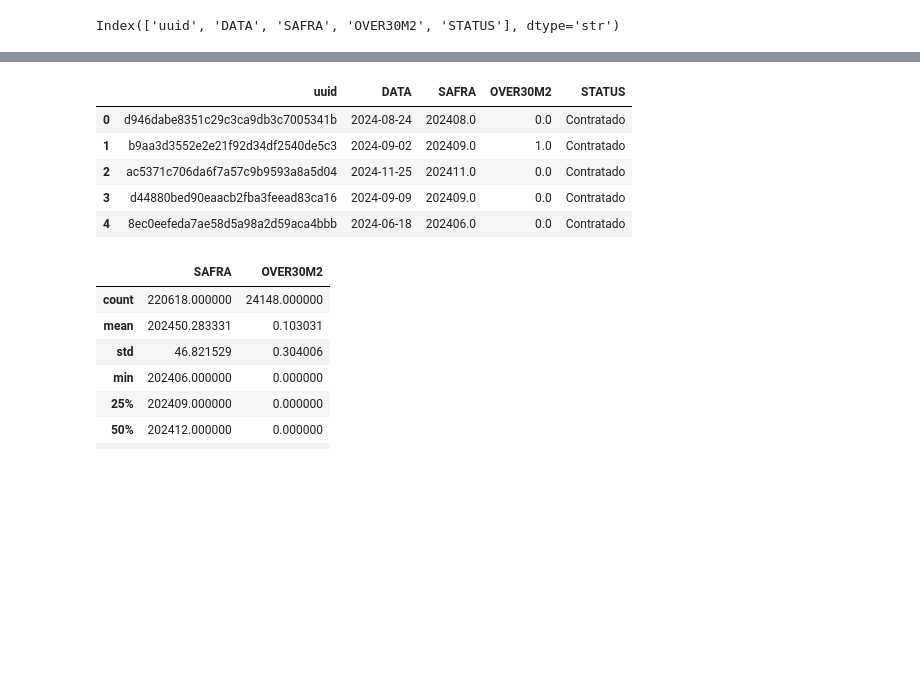
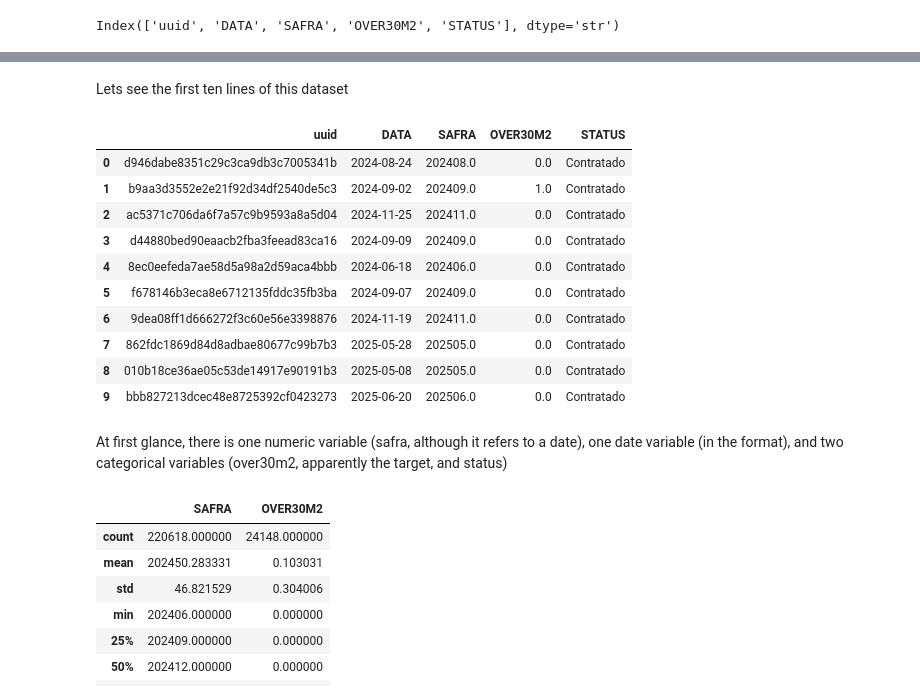
Before and after one commit to VTsilva/case_data_scientist_senior_klavi, a Jupyter notebook: Notebook_processo.ipynb, the cells around one changed output, grey strips where cells are left out. Saved outputs shown, nothing was run; the diff lists cells and outputs as text; code cells hidden in the pictures; blank space fills up the shorter version.

```diff
--- a/Notebook_processo.ipynb
+++ b/Notebook_processo.ipynb
@@ -67,12 +173,21 @@ Index(['uuid', 'DATA', 'SAFRA', 'OVER30M2', 'STATUS'], dtype='str')
+# %% [markdown]
+Lets see the first ten lines of this dataset
 # %%
-base_profile.head(5)
+base_profile.head(10)
 # %% [output]
 |  | uuid | DATA | SAFRA | OVER30M2 | STATUS |
 | 0 | d946dabe8351c29c3ca9db3c7005341b | 2024-08-24 | 202408.0 | 0.0 | Contratado |
 | 1 | b9aa3d3552e2e21f92d34df2540de5c3 | 2024-09-02 | 202409.0 | 1.0 | Contratado |
 | 2 | ac5371c706da6f7a57c9b9593a8a5d04 | 2024-11-25 | 202411.0 | 0.0 | Contratado |
 | 3 | d44880bed90eaacb2fba3feead83ca16 | 2024-09-09 | 202409.0 | 0.0 | Contratado |
 | 4 | 8ec0eefeda7ae58d5a98a2d59aca4bbb | 2024-06-18 | 202406.0 | 0.0 | Contratado |
+| 5 | f678146b3eca8e6712135fddc35fb3ba | 2024-09-07 | 202409.0 | 0.0 | Contratado |
+| 6 | 9dea08ff1d666272f3c60e56e3398876 | 2024-11-19 | 202411.0 | 0.0 | Contratado |
+| 7 | 862fdc1869d84d8adbae80677c99b7b3 | 2025-05-28 | 202505.0 | 0.0 | Contratado |
+| 8 | 010b18ce36ae05c53de14917e90191b3 | 2025-05-08 | 202505.0 | 0.0 | Contratado |
+| 9 | bbb827213dcec48e8725392cf0423273 | 2025-06-20 | 202506.0 | 0.0 | Contratado |
+# %% [markdown]
+At first glance, there is one numeric variable (safra, although it refers to a date), one date variable (in the format), and two categorical variables (over30m2, apparently the target, and status)
 # %%
 base_profile.describe()
 # %% [output]
```
Also changed, not shown: parts of 22 cells of this notebook.
